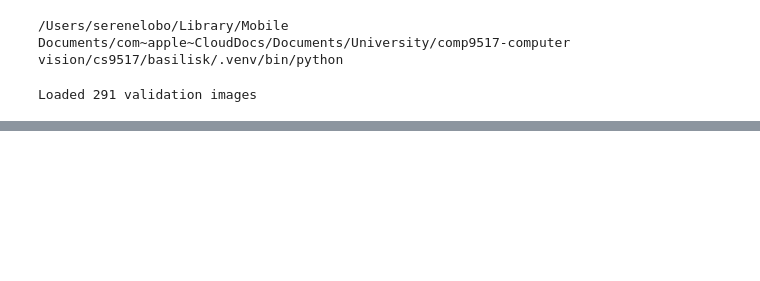
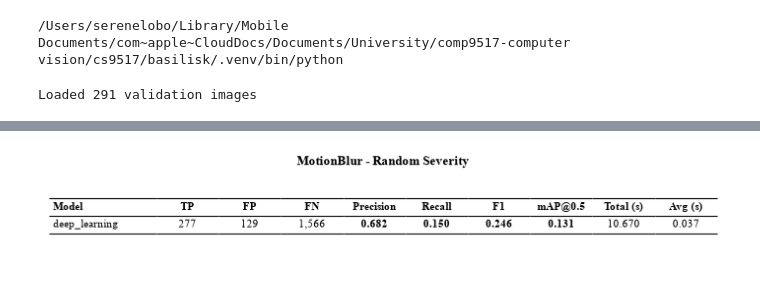
Before and after one commit to yuvran7700/basilisk, a Jupyter notebook: src/methods/deep_learning/deeplearning.ipynb, the cells around one changed output, grey strips where cells are left out. Saved outputs shown, nothing was run; the diff lists cells and outputs as text; code cells hidden in the pictures; blank space fills up the shorter version.

Commit message:
Updated visualations, all working but need to clean up code quality before adding it to the main compvis repo

```diff
--- a/src/methods/deep_learning/deeplearning.ipynb
+++ b/src/methods/deep_learning/deeplearning.ipynb
@@ -64,0 +65,9 @@ display_results(severity_sweep)
+# %%
+motion_random = RandomSeverityExperiment(
+    transform=MotionBlur(),
+    seed=SEED
+).run(val_dataset, detectors)
+
+display_results(motion_random)
+# %% [output]
+[figure, added]
```
Also changed, not shown: parts of 12 cells of this notebook, 19 other files.
